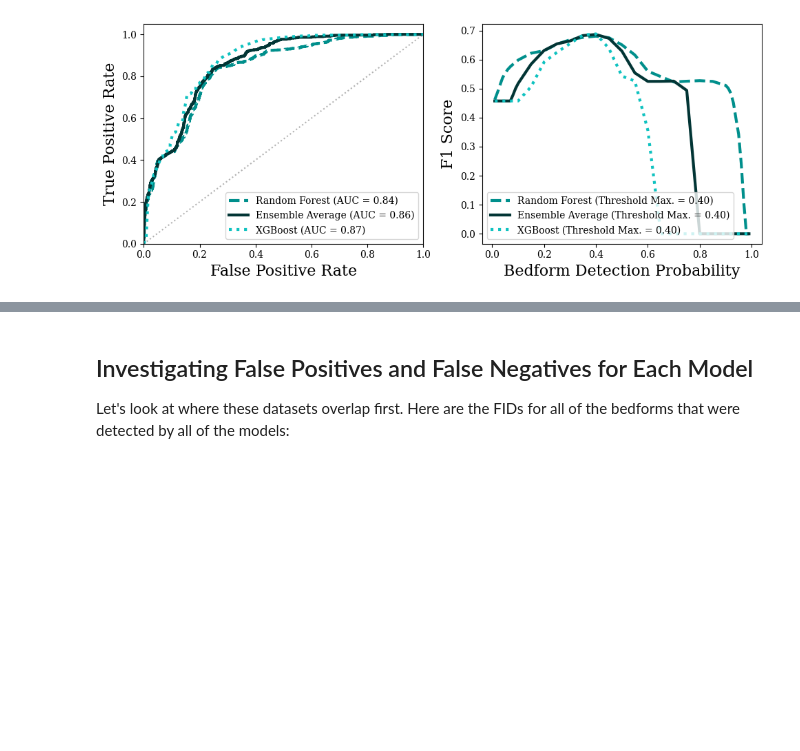
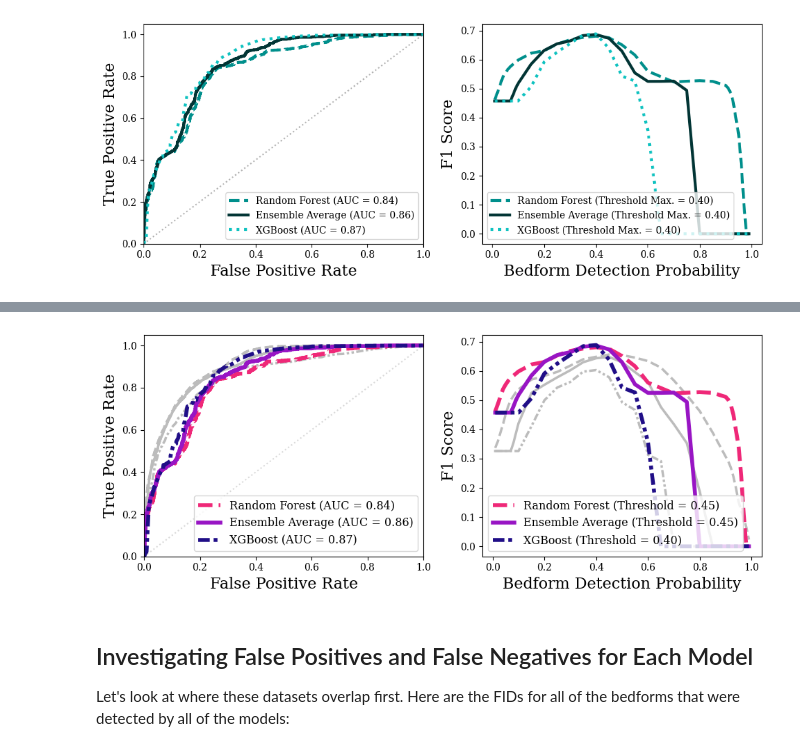
Before and after one commit to elliesch/bedfinder, a Jupyter notebook: newdata_applications.ipynb, the cells around one changed output, grey strips where cells are left out. Saved outputs shown, nothing was run; the diff lists cells and outputs as text; code cells hidden in the pictures; blank space fills up the shorter version.

Commit message:
refactor: combine figures

```diff
--- a/newdata_applications.ipynb
+++ b/newdata_applications.ipynb
@@ -44,7 +44,7 @@ Notes: the input option "model" refers to which model you will run whether that
 #optimized model for highest bedform detection probability
 rf_bedforms = ClassifyBedforms('~/rf_bedform_mapping/data/wi_McKenziefilter.csv',
                             model='random_forest',
-                            threshold=0.5, probability=False)
+                            threshold=0.45, probability=False)
 # %%
 #add predictions to the original dataset
 rf_predicted_bedforms = rf_bedforms.predicted_bedforms
@@ -280,3 +284,87 @@ plt.tight_layout()
+# %%
+fpr_cv_ens, fpr_cv_rf, fpr_cv_xgb = np.load('figs/roc_figure/fpr.npy', allow_pickle=True)
+tpr_cv_ens, tpr_cv_rf, tpr_cv_xgb = np.load('figs/roc_figure/tpr.npy', allow_pickle=True)
+roc_auc_cv_ens, roc_auc_cv_rf, roc_auc_cv_xgb = np.load('figs/roc_figure/auc.npy', allow_pickle=True)
+ens_f1s_cv, rf_f1s_cv, xgb_f1s_cv = np.load('figs/roc_figure/f1.npy', allow_pickle=True)
+# %%
+plt.rcParams['font.family'] = 'DejaVu Serif'
+
+# Create figure and axes
+fig, axs = plt.subplots(1, 2, figsize=(10, 4))
+
+# Plot ROC curves for each model on the same plot
+axs[0].plot(fpr_rf, tpr_rf,
+             color='#ef2878', linestyle='--', lw=4,
+             label='Random Forest (AUC = %0.2f)' % roc_auc_rf)
+axs[0].plot(fpr_ens, tpr_ens,
+             color='#9815c4', lw=4,
+             label='Ensemble Average (AUC = %0.2f)' % roc_auc_ens)
+axs[0].plot(fpr_xgb, tpr_xgb,
+             color='#200e87', linestyle=(0, (3, 1, 1, 1, 1, 1)), lw=4,
+             label='XGBoost (AUC = %0.2f)' % roc_auc_xgb)
+
+# Plot ROC curves for the cross-validation models
+axs[0].plot(fpr_cv_rf, tpr_cv_rf,
+            color='#bcbcbc', linestyle='--', lw=2.5,
+            zorder=0, label=''
+             # label='Random Forest (AUC = %0.2f)' % roc_auc_cv_rf
+           )
+axs[0].plot(fpr_cv_ens, tpr_cv_ens,
+            color='#bcbcbc', lw=2.5,
+            zorder=0, label=''
+             # label='Ensemble Average (AUC = %0.2f)' % roc_auc_cv_ens
+           )
+axs[0].plot(fpr_cv_xgb, tpr_cv_xgb,
+            color='#bcbcbc', linestyle=(0, (3, 1, 1, 1, 1, 1)), lw=2.5,
+            zorder=0, label=''
+             # label='XGBoost (AUC = %0.2f)' % roc_auc_cv_xgb
+           )
+
+axs[0].plot([0, 1], [0, 1], color='k',
+             linestyle=':', alpha=0.15)
+
+axs[0].set_xlim([0.0, 1.0])
+axs[0].set_ylim([0.0, 1.05])
+
+
+axs[0].set_xlabel('False Positive Rate', fontsize=16)
+axs[0].set_ylabel('True Positive Rate', fontsize=16)
+axs[0].legend(loc="lower right", fontsize=11.5)
+
+# Plot F1 curves for each model on the same plot
+axs[1].plot(thresholds, rf_f1s,
+            color='#ef2878', linestyle='--', lw=4,
+            label='Random Forest (Threshold = %0.2f)' % thresholds[np.argmax(rf_f1s_cv)])
+axs[1].plot(thresholds, ens_f1s,
+            color='#9815c4', lw=4,
+            label='Ensemble Average (Threshold = %0.2f)' % thresholds[np.argmax(ens_f1s_cv)])
+axs[1].plot(thresholds, xgb_f1s,
+            color='#200e87', linestyle=(0, (3, 1, 1, 1, 1, 1)), lw=4,
+            label='XGBoost (Threshold = %0.2f)' % thresholds[np.argmax(xgb_f1s_cv)])
+
+# Plot F1 curves for the cross-validation models
+axs[1].plot(thresholds, rf_f1s_cv,
+            color='#bcbcbc', linestyle='--', lw=2.5,
+            zorder=0, label=''
+           )
+axs[1].plot(thresholds, ens_f1s_cv,
+            color='#bcbcbc', lw=2.5,
+            zorder=0, label=''
+           )
+axs[1].plot(thresholds, xgb_f1s_cv,
+            color='#bcbcbc', linestyle=(0, (3, 1, 1, 1, 1, 1)), lw=2.5,
+            zorder=0, label=''
+           )
+
+axs[1].legend(loc='lower left', fontsize=11.5)
+axs[1].set_xlabel('Bedform Detection Probability', fontsize=16)
+axs[1].set_ylabel('F1 Score', fontsize=16)
+
+plt.tight_layout()
+
+plt.savefig('figs/detection_threshold.pdf', format='pdf')
+# %% [output]
+[figure, added]
 # %% [markdown]
 ## Investigating False Positives and False Negatives for Each Model
 
```
Also changed, not shown: parts of 12 cells of this notebook.
